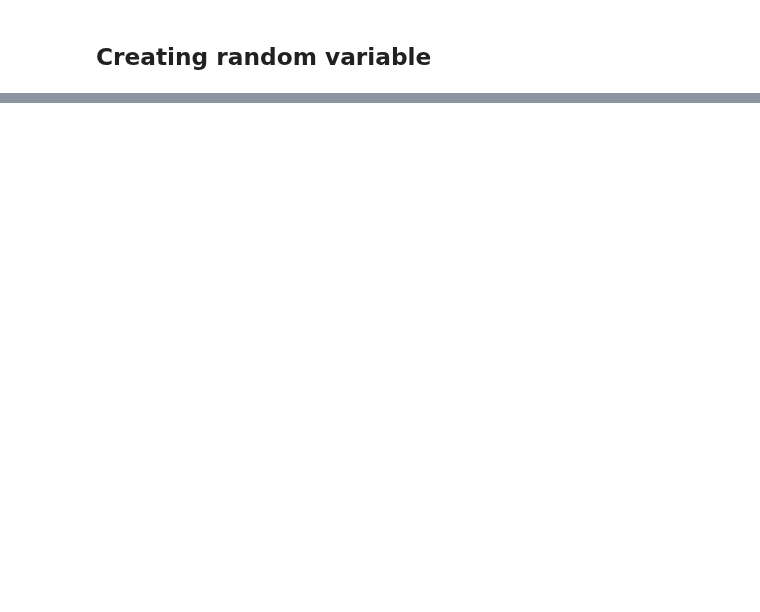
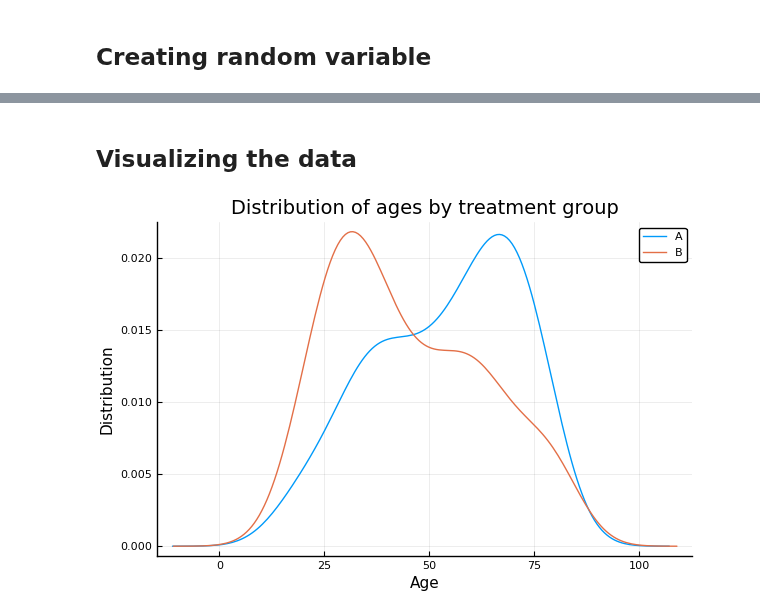
Before and after one commit to geocarvalho/learn-julia, a Jupyter notebook: coursera-julia/week4.ipynb, the cells around one changed output, grey strips where cells are left out. Cells and saved outputs as stored; diff of their text form; code cells hidden in the pictures; blank space fills up the shorter version.

```diff
--- a/coursera-julia/week4.ipynb
+++ b/coursera-julia/week4.ipynb
@@ -44,2 +14,8 @@ Plots.PyPlotBackend()
 # %% [markdown]
 ## Creating random variable
+# %%
+age = rand(18:80, 100);
+wcc = round.(rand(Distributions.Normal(12, 2), 100), digits=1)
+crp = round.(Int, rand(Distributions.Chisq(4), 100)) .*10
+treatment = rand(["A", "B"], 100);
+result = rand(["Improved", "Static", "Worse"], 100);
@@ -45,0 +75,2 @@ Plots.PyPlotBackend()
+# %%
+data = DataFrame(Age = age, WCC=wcc, CRP=crp, Treatment=treatment, Result=result)
@@ -45,0 +234,7 @@ Plots.PyPlotBackend()
+# %% [markdown]
+## Visualizing the data
+# %%
+@df data density(:Age, group=:Treatment, title="Distribution of ages by treatment group",
+xlab="Age", ylab="Distribution", legend=:topright)
+# %% [output]
+[figure, added]
```
Also changed, not shown: parts of 53 cells of this notebook, 7 other files.
